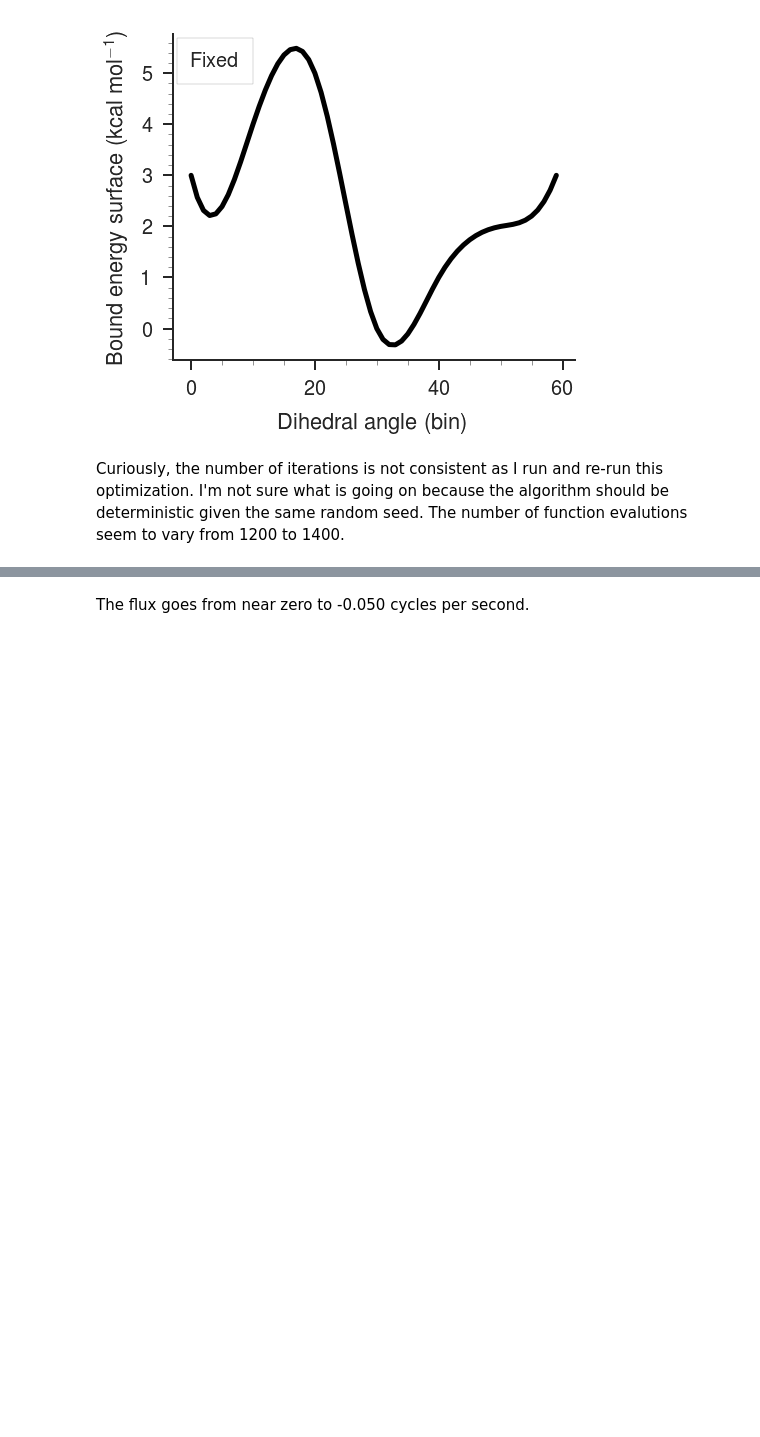
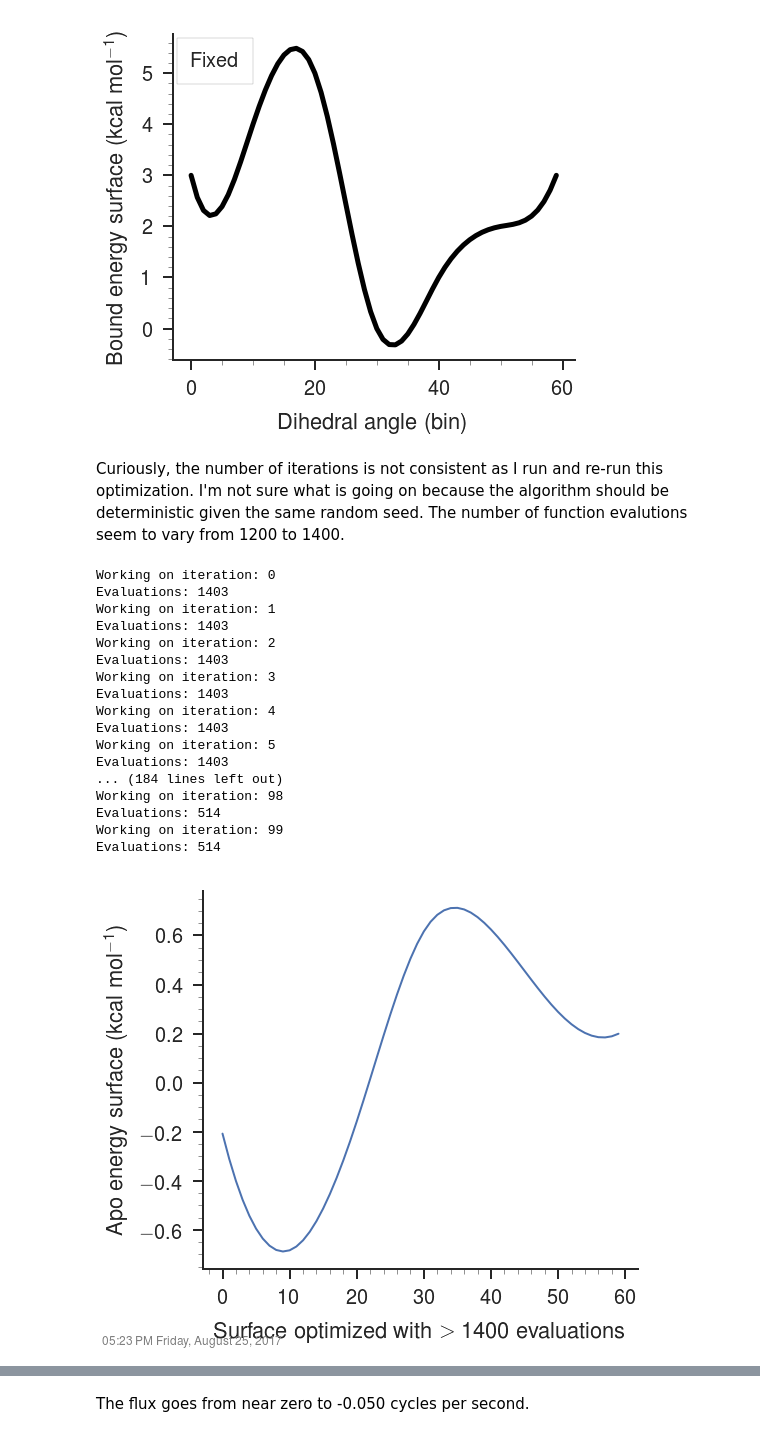
Before and after one commit to slochower/nonequilibrium-master, a Jupyter notebook: notebooks/surface-optimization/optimize-flux.ipynb, the cells around one changed output, grey strips where cells are left out. Saved outputs shown, nothing was run; the diff lists cells and outputs as text; code cells hidden in the pictures; blank space fills up the shorter version.

```diff
--- a/notebooks/surface-optimization/optimize-flux.ipynb
+++ b/notebooks/surface-optimization/optimize-flux.ipynb
@@ -86,3 +86,44 @@ for iteration in range(100):
     np.random.seed(42)
     results = sc.optimize.minimize(objective, guess, method='Nelder-Mead')
     iterations.append(results['nfev'])
+# %%
+guess = [0, 0, 0, 0, 0, 0, 0]
+energies = []
+fluxes = []
+np.random.seed(42)
+low, high = False, False
+for iteration in range(100):
+    print(f'Working on iteration: {iteration}')
+    guess = [0, 0, 0, 0, 0, 0, 0]
+    np.random.seed(42)
+    results = sc.optimize.minimize(objective, guess, method='Nelder-Mead')
+    print(r'Evaluations: {}'.format(results['nfev']))
+    if results['nfev'] < 500 and not low:
+        fig, ax = setup_plot('Apo energy surface (kcal mol$^{-1}$)', 'Surface optimized with $<500$ evaluations')
+        ax.plot(range(60), energies[-1], lw=2)
+        low = True
+        paper_plot(fig, save=False)
+    if results['nfev'] > 1400 and not high:
+        fig, ax = setup_plot('Apo energy surface (kcal mol$^{-1}$)', 'Surface optimized with $>1400$ evaluations')
+        ax.plot(range(60), energies[-1], lw=2)
+        high = True
+        paper_plot(fig, save=False)
+# %% [output]
+Working on iteration: 0
+Evaluations: 1403
+Working on iteration: 1
+Evaluations: 1403
+Working on iteration: 2
+Evaluations: 1403
+Working on iteration: 3
+Evaluations: 1403
+Working on iteration: 4
+Evaluations: 1403
+Working on iteration: 5
+Evaluations: 1403
+... (184 lines left out)
+Working on iteration: 98
+Evaluations: 514
+Working on iteration: 99
+Evaluations: 514
+[figure, added]
```
Also changed, not shown: parts of 6 cells of this notebook, 10 other files.
